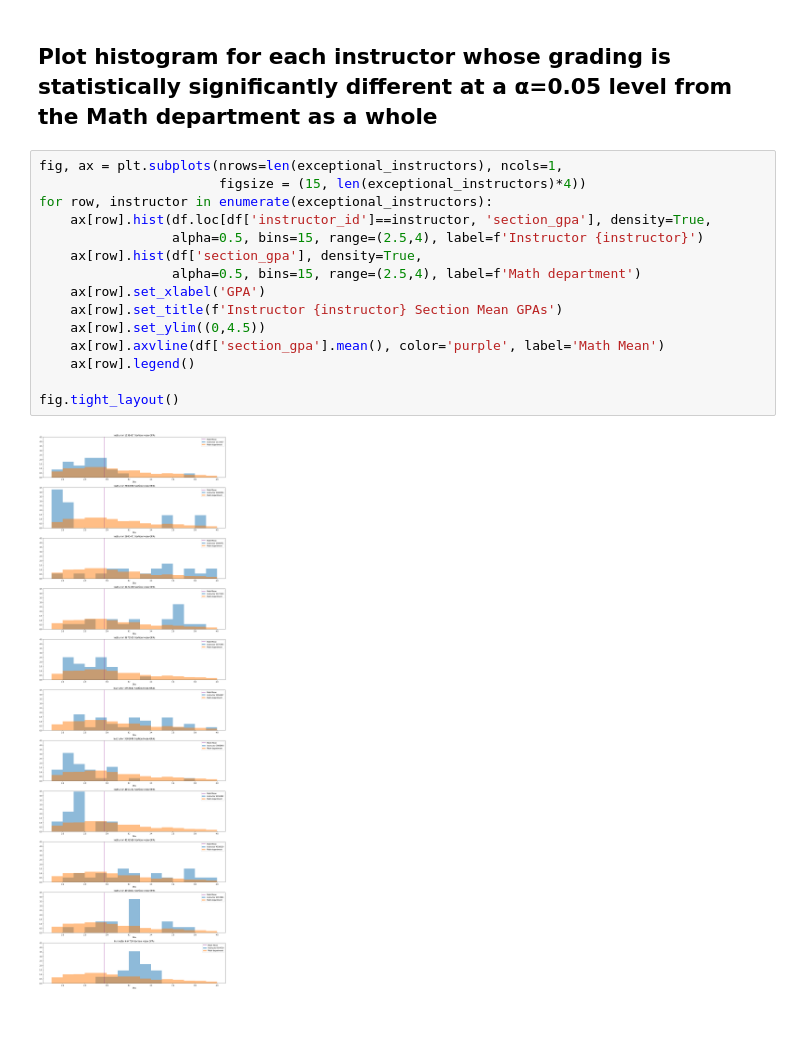
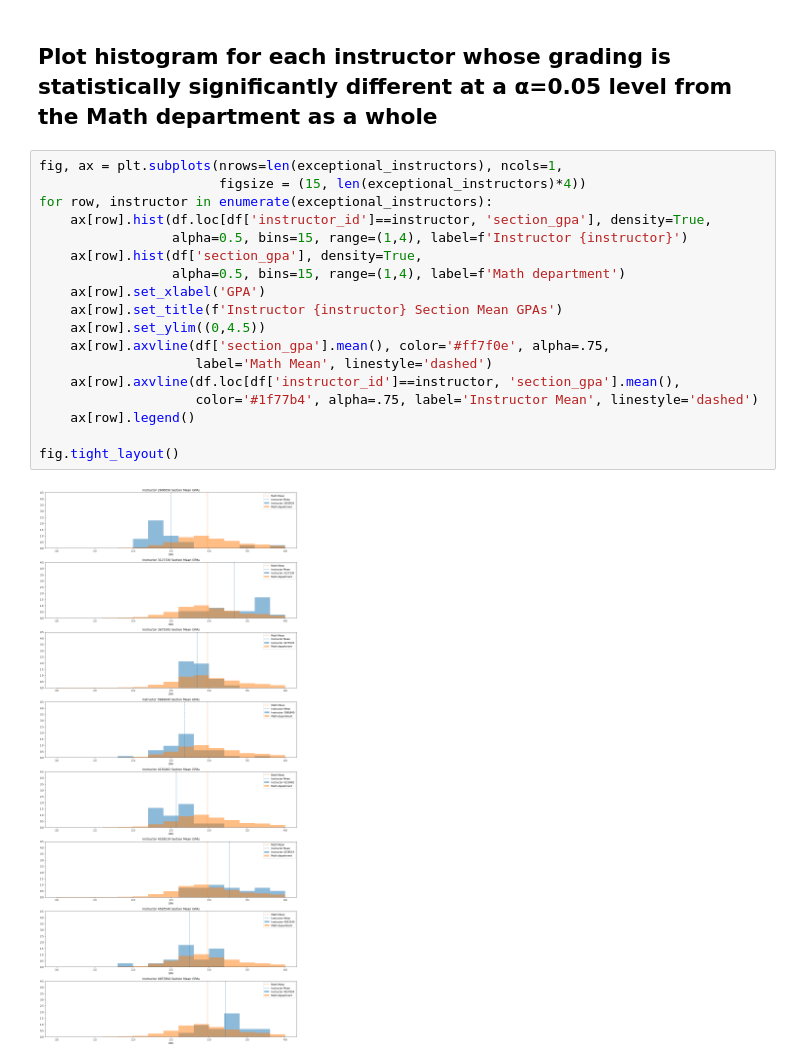
Before and after one commit to allisonhonold/uw_madison_courses_grades, a Jupyter notebook: math_teacher_gpa.ipynb, the cells around one changed output. Saved outputs shown, nothing was run; the diff lists cells and outputs as text; blank space fills up the shorter version.

```diff
--- a/math_teacher_gpa.ipynb
+++ b/math_teacher_gpa.ipynb
@@ -71,17 +74,20 @@ number significantly different: 11
 # %%
 fig, ax = plt.subplots(nrows=len(exceptional_instructors), ncols=1,
                        figsize = (15, len(exceptional_instructors)*4))
 for row, instructor in enumerate(exceptional_instructors):
     ax[row].hist(df.loc[df['instructor_id']==instructor, 'section_gpa'], density=True,
-                 alpha=0.5, bins=15, range=(2.5,4), label=f'Instructor {instructor}')
+                 alpha=0.5, bins=15, range=(1,4), label=f'Instructor {instructor}')
     ax[row].hist(df['section_gpa'], density=True,
-                 alpha=0.5, bins=15, range=(2.5,4), label=f'Math department')
+                 alpha=0.5, bins=15, range=(1,4), label=f'Math department')
     ax[row].set_xlabel('GPA')
     ax[row].set_title(f'Instructor {instructor} Section Mean GPAs')
     ax[row].set_ylim((0,4.5))
-    ax[row].axvline(df['section_gpa'].mean(), color='purple', label='Math Mean')
+    ax[row].axvline(df['section_gpa'].mean(), color='#ff7f0e', alpha=.75,
+                    label='Math Mean', linestyle='dashed')
+    ax[row].axvline(df.loc[df['instructor_id']==instructor, 'section_gpa'].mean(),
+                    color='#1f77b4', alpha=.75, label='Instructor Mean', linestyle='dashed')
     ax[row].legend()
 
 fig.tight_layout()
 # %% [output]
-[figure, old version]
+[figure, new version]
```
Also changed, not shown: parts of 3 cells of this notebook, 8 other files.
